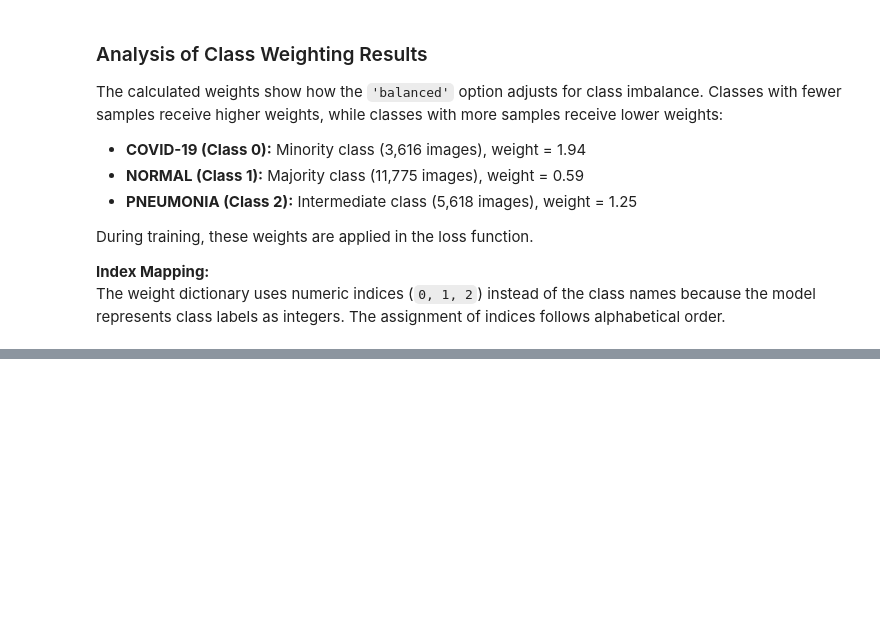
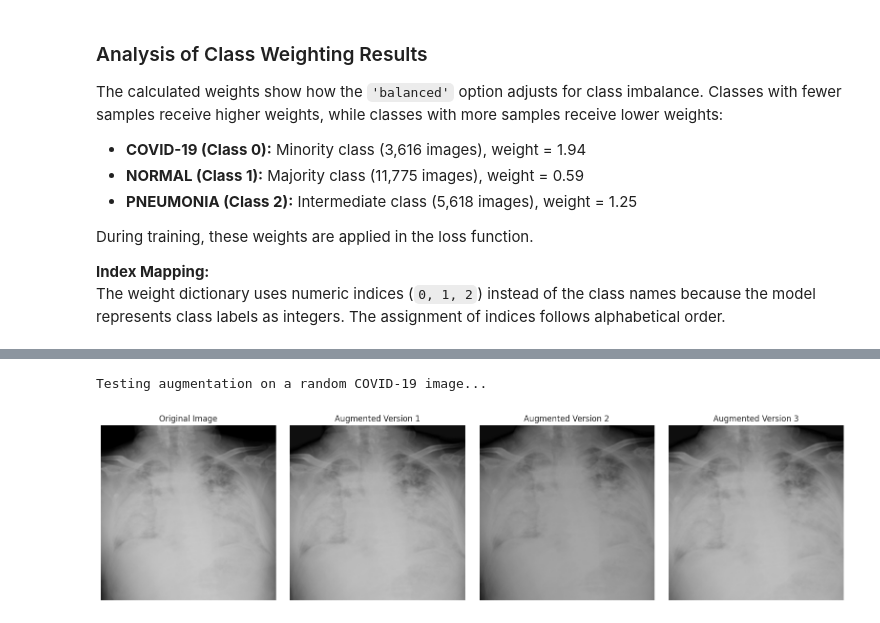
Before and after one commit to juliancramos/cnn-pneumonia-covid-detector, a Jupyter notebook: cnn-pneumonia-covid-detector.ipynb, the cells around one changed output, grey strips where cells are left out. Drawn from its saved outputs; the diff is of its cells as text; code cells hidden in the pictures; blank space fills up the shorter version.

```diff
--- a/cnn-pneumonia-covid-detector.ipynb
+++ b/cnn-pneumonia-covid-detector.ipynb
@@ -1120,0 +1106,74 @@ model.add(Dense(3, activation='softmax'))
+# %%
+import cv2
+import random
+import matplotlib.pyplot as plt
+
+def augment_image_cv2(image_path, target_size=IMG_SIZE):
+    """
+    Reads an image from disk, applies augmentations
+    (Zoom and Brightness/Contrast), and returns the transformed image.
+    """
+    # Read image
+    img = cv2.imread(image_path)
+
+    if img is None:
+        raise ValueError(f"Could not read image: {image_path}")
+
+    # Random Brightness & Contrast
+    # Alpha controls contrast (1.0 is normal). Range: 0.85 to 1.15
+    # Beta controls brightness (0 is normal). Range: -15 to 15
+    alpha = random.uniform(0.85, 1.15) #float
+    beta = random.randint(-15, 15) #int
+    img_aug = cv2.convertScaleAbs(img, alpha=alpha, beta=beta)
+
+    # Random Zoom
+    scale = random.uniform(0.85, 0.95)
+    h, w = img_aug.shape[:2] #only first two dimensions
+
+    new_h, new_w = int(h * scale), int(w * scale)
+
+    # Calculate random starting point for the crop
+    top = random.randint(0, h - new_h)
+    left = random.randint(0, w - new_w)
+
+    # Apply crop
+    img_aug = img_aug[top:top+new_h, left:left+new_w]
+
+    # Resize to standardize dimensions (224x224)
+    img_aug = cv2.resize(img_aug, target_size)
+
+    return img_aug
+
+# Test
+print("Testing augmentation on a random COVID-19 image...")
+
+# Pick a random COVID image from the original DataFrame
+test_row = df[df['label'] == 'COVID-19'].sample(1, random_state=SEED).iloc[0]
+test_img_path = test_row['filepath']
+
+# Generate 3 augmented versions of the same image
+fig, axes = plt.subplots(1, 4, figsize=(16, 4))
+
+# Original
+img_orig = cv2.imread(test_img_path)
+img_orig = cv2.cvtColor(cv2.resize(img_orig, IMG_SIZE), cv2.COLOR_BGR2RGB)
+axes[0].imshow(img_orig)
+axes[0].set_title("Original Image")
+axes[0].axis('off')
+
+# Augmented Versions
+for i in range(1, 4):
+    # Apply function
+    img_aug = augment_image_cv2(test_img_path, target_size=IMG_SIZE)
+    # Convert BGR to RGB
+    img_aug_rgb = cv2.cvtColor(img_aug, cv2.COLOR_BGR2RGB)
+
+    axes[i].imshow(img_aug_rgb)
+    axes[i].set_title(f"Augmented Version {i}")
+    axes[i].axis('off')
+
+plt.tight_layout()
+plt.show()
+# %% [output]
+Testing augmentation on a random COVID-19 image...
+[figure, added]
```
Also changed, not shown: parts of 75 cells of this notebook.
